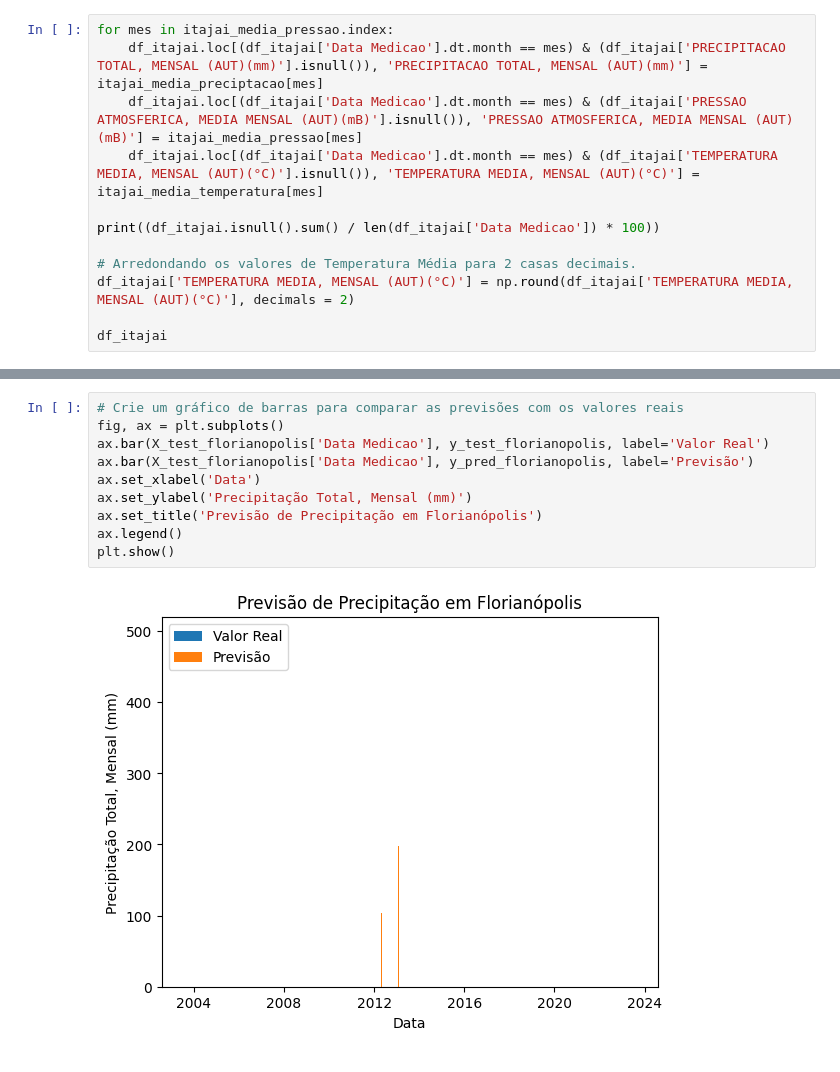
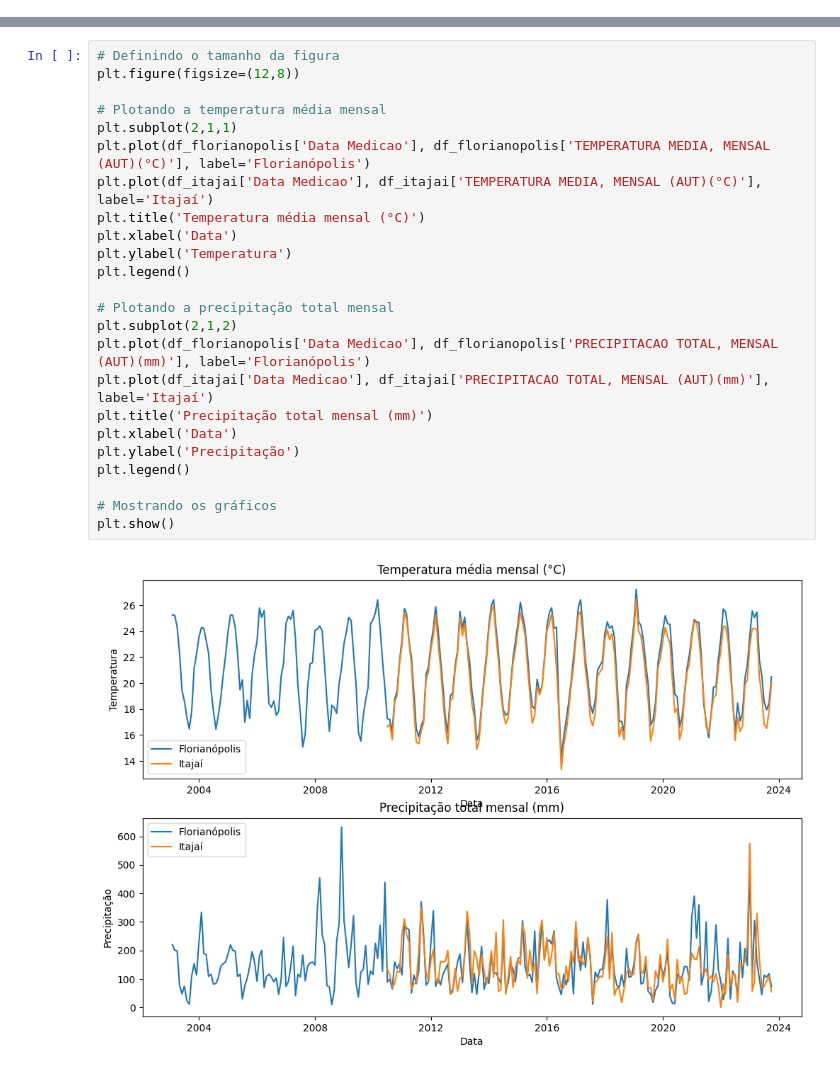
Before and after one commit to anderw1ll/Dados---BDMEP, a Jupyter notebook: Dados_BDMEP.ipynb, the cells around one changed output, grey strips where cells are left out. Cells and saved outputs as stored; diff of their text form.

```diff
--- a/Dados_BDMEP.ipynb
+++ b/Dados_BDMEP.ipynb
@@ -352,12 +82,0 @@ plt.show()
-# %%
-for mes in itajai_media_pressao.index:
-    df_itajai.loc[(df_itajai['Data Medicao'].dt.month == mes) & (df_itajai['PRECIPITACAO TOTAL, MENSAL (AUT)(mm)'].isnull()), 'PRECIPITACAO TOTAL, MENSAL (AUT)(mm)'] = itajai_media_preciptacao[mes]
-    df_itajai.loc[(df_itajai['Data Medicao'].dt.month == mes) & (df_itajai['PRESSAO ATMOSFERICA, MEDIA MENSAL (AUT)(mB)'].isnull()), 'PRESSAO ATMOSFERICA, MEDIA MENSAL (AUT)(mB)'] = itajai_media_pressao[mes]
-    df_itajai.loc[(df_itajai['Data Medicao'].dt.month == mes) & (df_itajai['TEMPERATURA MEDIA, MENSAL (AUT)(°C)'].isnull()), 'TEMPERATURA MEDIA, MENSAL (AUT)(°C)'] = itajai_media_temperatura[mes]
-
-print((df_itajai.isnull().sum() / len(df_itajai['Data Medicao']) * 100))
-
-# Arredondando os valores de Temperatura Média para 2 casas decimais.
-df_itajai['TEMPERATURA MEDIA, MENSAL (AUT)(°C)'] = np.round(df_itajai['TEMPERATURA MEDIA, MENSAL (AUT)(°C)'], decimals = 2)
-
-df_itajai
@@ -502,12 +83,26 @@ O erro médio absoluto (MAE) para a previsão de precipitação em Itajaí é 61
-# %%
-# Crie um gráfico de barras para comparar as previsões com os valores reais
-fig, ax = plt.subplots()
-ax.bar(X_test_florianopolis['Data Medicao'], y_test_florianopolis, label='Valor Real')
-ax.bar(X_test_florianopolis['Data Medicao'], y_pred_florianopolis, label='Previsão')
-ax.set_xlabel('Data')
-ax.set_ylabel('Precipitação Total, Mensal (mm)')
-ax.set_title('Previsão de Precipitação em Florianópolis')
-ax.legend()
-plt.show()
-# %% [output]
-[figure, removed]
+# %%
+# Definindo o tamanho da figura
+plt.figure(figsize=(12,8))
+
+# Plotando a temperatura média mensal
+plt.subplot(2,1,1)
+plt.plot(df_florianopolis['Data Medicao'], df_florianopolis['TEMPERATURA MEDIA, MENSAL (AUT)(°C)'], label='Florianópolis')
+plt.plot(df_itajai['Data Medicao'], df_itajai['TEMPERATURA MEDIA, MENSAL (AUT)(°C)'], label='Itajaí')
+plt.title('Temperatura média mensal (°C)')
+plt.xlabel('Data')
+plt.ylabel('Temperatura')
+plt.legend()
+
+# Plotando a precipitação total mensal
+plt.subplot(2,1,2)
+plt.plot(df_florianopolis['Data Medicao'], df_florianopolis['PRECIPITACAO TOTAL, MENSAL (AUT)(mm)'], label='Florianópolis')
+plt.plot(df_itajai['Data Medicao'], df_itajai['PRECIPITACAO TOTAL, MENSAL (AUT)(mm)'], label='Itajaí')
+plt.title('Precipitação total mensal (mm)')
+plt.xlabel('Data')
+plt.ylabel('Precipitação')
+plt.legend()
+
+# Mostrando os gráficos
+plt.show()
+# %% [output]
+[figure, added]
```
Also changed, not shown: parts of 23 cells of this notebook.
